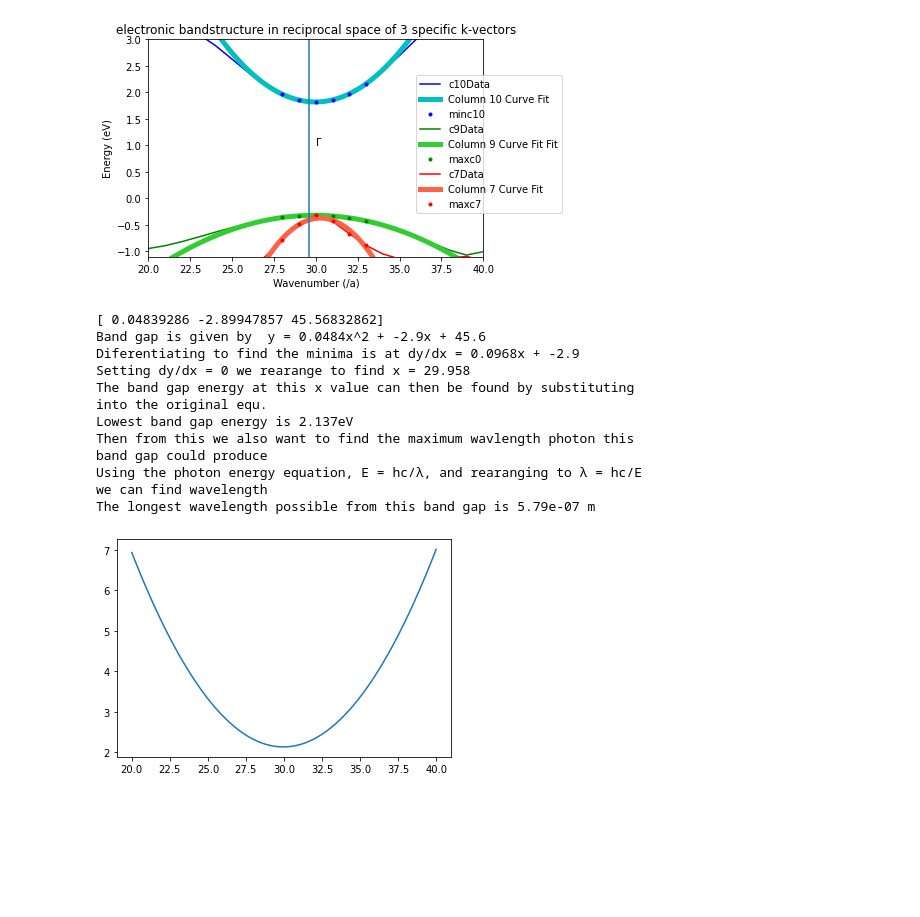
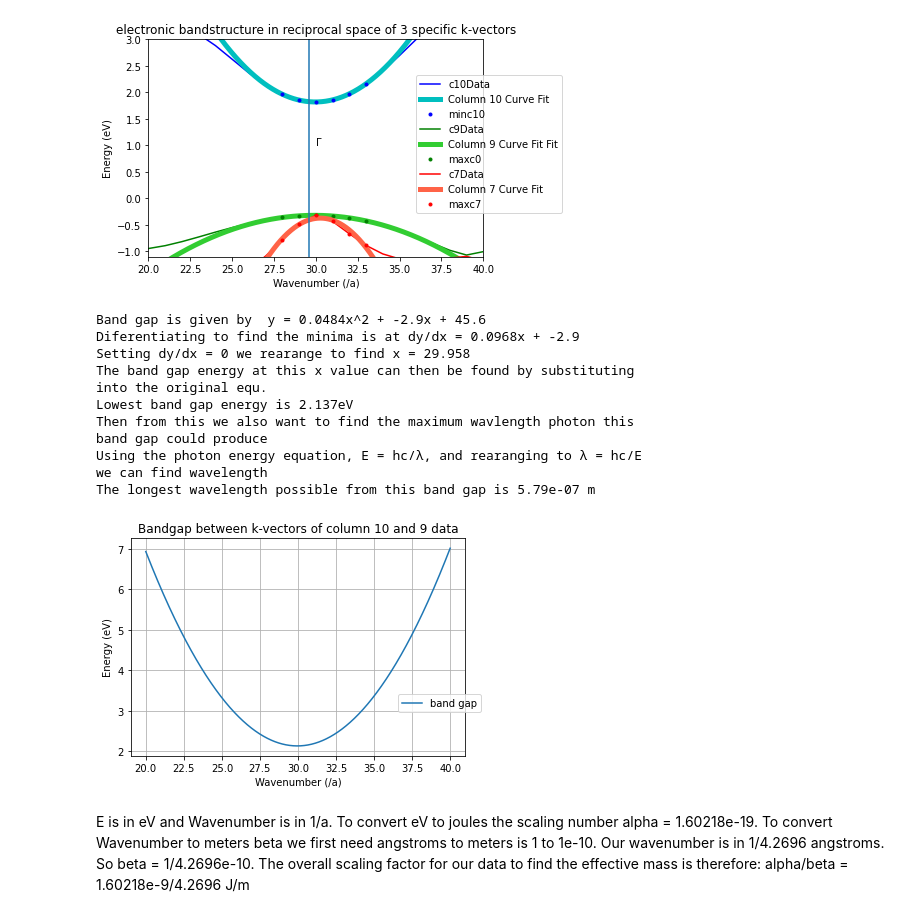
Before and after one commit to Martin-William/Wills-Code, a Jupyter notebook: CondensedCA2.ipynb, the cells around one changed output. Drawn from its saved outputs; the diff is of its cells as text; code cells hidden in the pictures; blank space fills up the shorter version.

```diff
--- a/CondensedCA2.ipynb
+++ b/CondensedCA2.ipynb
@@ -203,43 +203,39 @@ Text(41, 1, 'R')
 [figure]
 # %%
 plt.plot(c10x, (c10y-c9y),label='band gap')
-plt.axvline(x4)
-plt.title('electronic bandstructure in reciprocal space of 3 specific k-vectors')
+plt.grid()
+plt.title('Bandgap between k-vectors of column 10 and 9 data')
 plt.xlabel('Wavenumber (/a)')
 plt.ylabel('Energy (eV)')
 plt.legend(loc=(0.8,0.2))
-plt.xlim(20,40)
-plt.ylim(-1.1,3)
-plt.annotate('M',xy=(19,1))
-plt.annotate('Γ',xy=(30,1))
-plt.annotate('R',xy=(41,1))
 
 bg = np.array([c10opt_vars[0] - c9opt_vars[0], c10opt_vars[1] - c9opt_vars[1], c10opt_vars[2] - c9opt_vars[2]])
 print('Band gap is given by  y = {0:1.3g}x^2 + {1:1.3g}x + {2:1.3g}'.format(*bg))
 dbg = np.array([2*bg[0],bg[1]])
 print('Diferentiating to find the minima is at dy/dx = {0:1.3g}x + {1:1.3g}'.format(*dbg))
 x = np.array([-dbg[1]/dbg[0]])
 print('Setting dy/dx = 0 we rearange to find x = {0:1.3f}'.format(*x))
 print('The band gap energy at this x value can then be found by substituting \ninto the original equ.')
 y = bg[0]*(x**2)+bg[1]*x+bg[2]
 print('Lowest band gap energy is {0:1.3f}eV'.format(*y))
 print('Then from this we also want to find the maximum wavlength photon this \nband gap could produce')
 print('Using the photon energy equation, E = hc/λ, and rearanging to λ = hc/E \nwe can find wavelength')
 h = 6.626e-34
 c = 2.99e8
 l = h*c/(y*1.60218e-19)
 print('The longest wavelength possible from this band gap is {0:1.3g} m'.format(*l))
 # %% [output]
-[ 0.04839286 -2.89947857 45.56832862]
 Band gap is given by  y = 0.0484x^2 + -2.9x + 45.6
 Diferentiating to find the minima is at dy/dx = 0.0968x + -2.9
 Setting dy/dx = 0 we rearange to find x = 29.958
 The band gap energy at this x value can then be found by substituting
 into the original equ.
 Lowest band gap energy is 2.137eV
 Then from this we also want to find the maximum wavlength photon this
 band gap could produce
 Using the photon energy equation, E = hc/λ, and rearanging to λ = hc/E
 we can find wavelength
 The longest wavelength possible from this band gap is 5.79e-07 m
-[figure, old version]
+[figure, new version]
+# %% [markdown]
+E is in eV and Wavenumber is in 1/a. To convert eV to joules the scaling number alpha = 1.60218e-19. To convert Wavenumber to meters beta we first need angstroms to meters is 1 to 1e-10. Our wavenumber is in 1/4.2696 angstroms. So beta = 1/4.2696e-10. The overall scaling factor for our data to find the effective mass is therefore: alpha/beta = 1.60218e-9/4.2696 J/m
```
Also changed, not shown: parts of 1 cell of this notebook.
